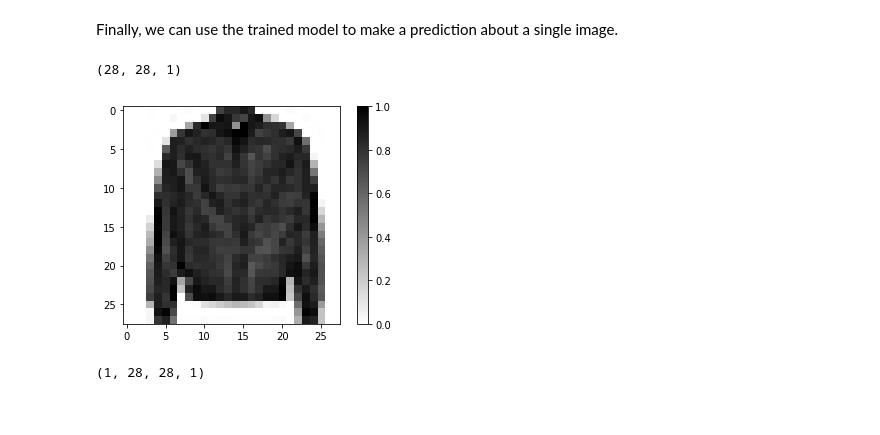
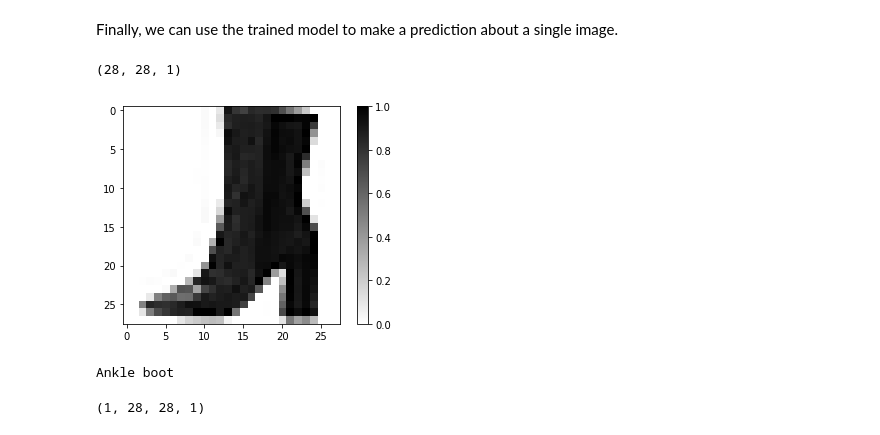
Before and after one commit to LucienShui/HelloMachineLearning, a Jupyter notebook: Fashion_MNIST.ipynb, the cells around one changed output. Saved outputs shown, nothing was run; the diff lists cells and outputs as text; code cells hidden in the pictures.

```diff
--- a/Fashion_MNIST.ipynb
+++ b/Fashion_MNIST.ipynb
@@ -253,13 +253,15 @@ def show_single_image(img):
 # %%
 import random
 idx = random.randint(0, 32 - 1) # Make a random selection
 img = test_images[idx]
-label = test_labels[idx]
+ans_label = test_labels[idx]
 print(img.shape)
 show_single_image(img)
+print(class_names[ans_label])
 # %% [output]
 (28, 28, 1)
-[figure, old version]
+[figure, new version]
+Ankle boot
 # %%
 # Add the image to a batch where it's the only member.
 img = np.array([img])
```
Also changed, not shown: parts of 20 cells of this notebook.
